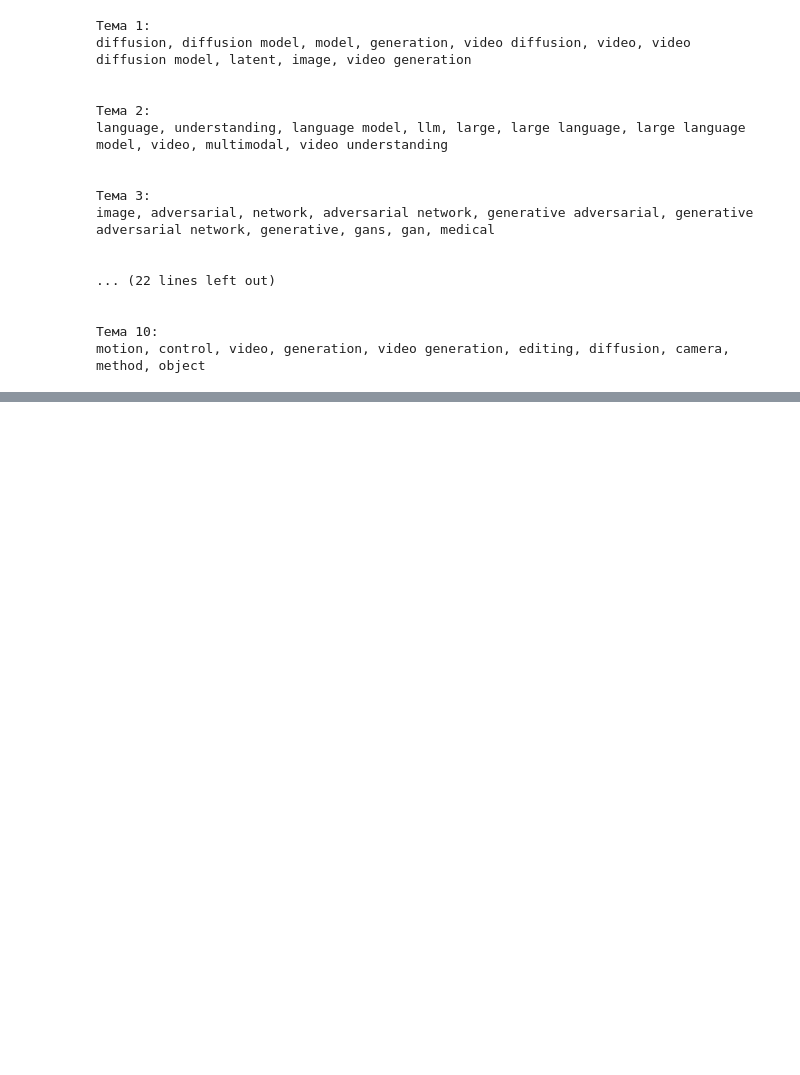
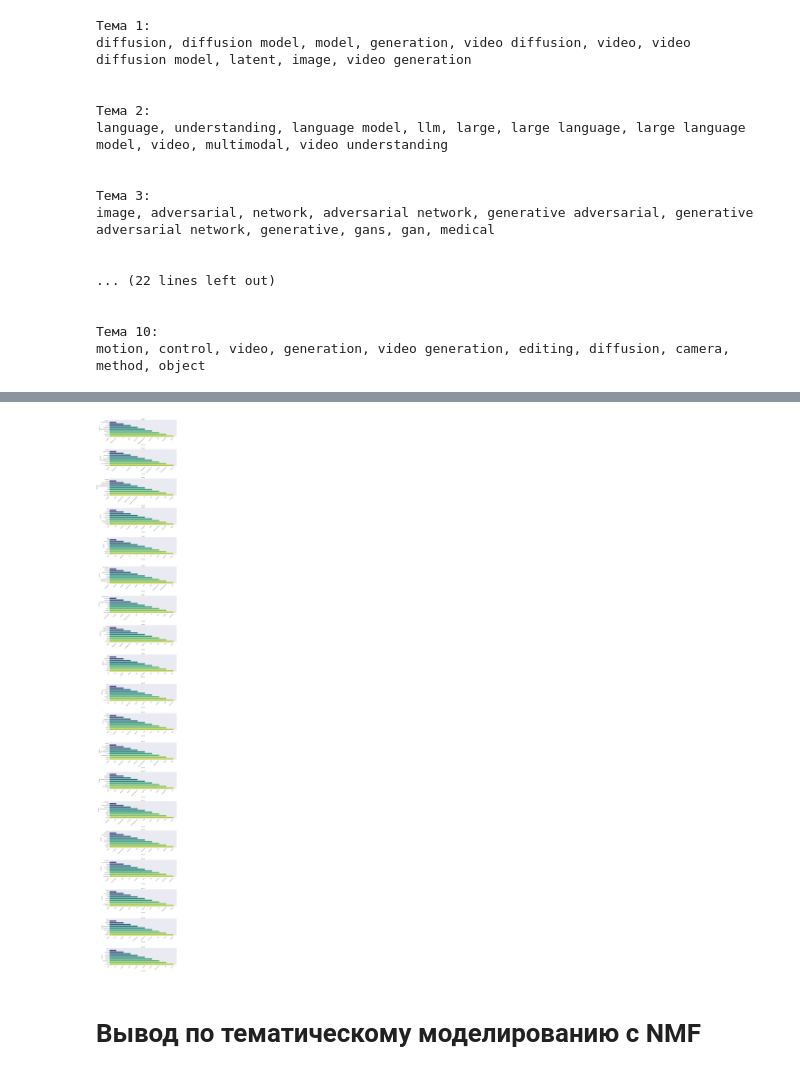
Before and after one commit to nikfilonenko/video_gen_trends_analysis, a Jupyter notebook: src/notebooks/arXiv_video_generation_trends.ipynb, the cells around one changed output, grey strips where cells are left out. Cells and saved outputs as stored; diff of their text form; code cells hidden in the pictures; blank space fills up the shorter version.

Commit message:
added thematic modeling using NMF

```diff
--- a/src/notebooks/arXiv_video_generation_trends.ipynb
+++ b/src/notebooks/arXiv_video_generation_trends.ipynb
@@ -1235,16 +1237,10 @@ plot_nmf_topics(topics)
-# %%
-errors = []
-components_range = range(3, 35, 5)
-
-for n in components_range:
-    nmf = NMF(n_components=n, random_state=42, max_iter=500)
-    nmf.fit(df_lemm_tfidf)
-    errors.append(nmf.reconstruction_err_)
-
-plt.figure(figsize=(10, 5))
-plt.plot(components_range, errors, marker="o")
-plt.xlabel("Количество тем (n_components)")
-plt.ylabel("Ошибка восстановления")
-plt.title("График Reconstruction Error для выбора n_components")
-plt.grid()
-plt.show()
+# %%
+nmf_model_2 = NMF(
+    n_components=19,
+    random_state=42,
+    max_iter=500
+)
+
+nmf_topics_2 = nmf_model_2.fit_transform(df_lemm_tfidf)
+# %%
+topics_2 = get_top_words(nmf_model_2, feature_names, num_words)
@@ -1250,0 +1265,6 @@ plt.show()
+# %%
+plot_nmf_topics(topics_2)
+# %% [output]
+[figure, added]
+# %% [markdown]
+# Вывод по тематическому моделированию с NMF
```
Also changed, not shown: parts of 3 cells of this notebook.
